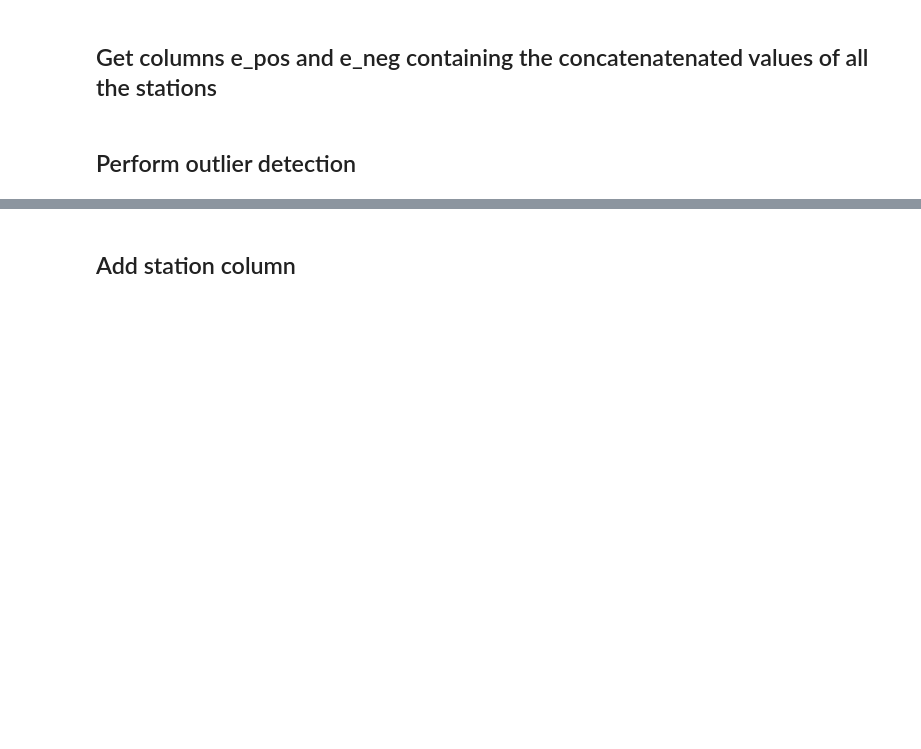
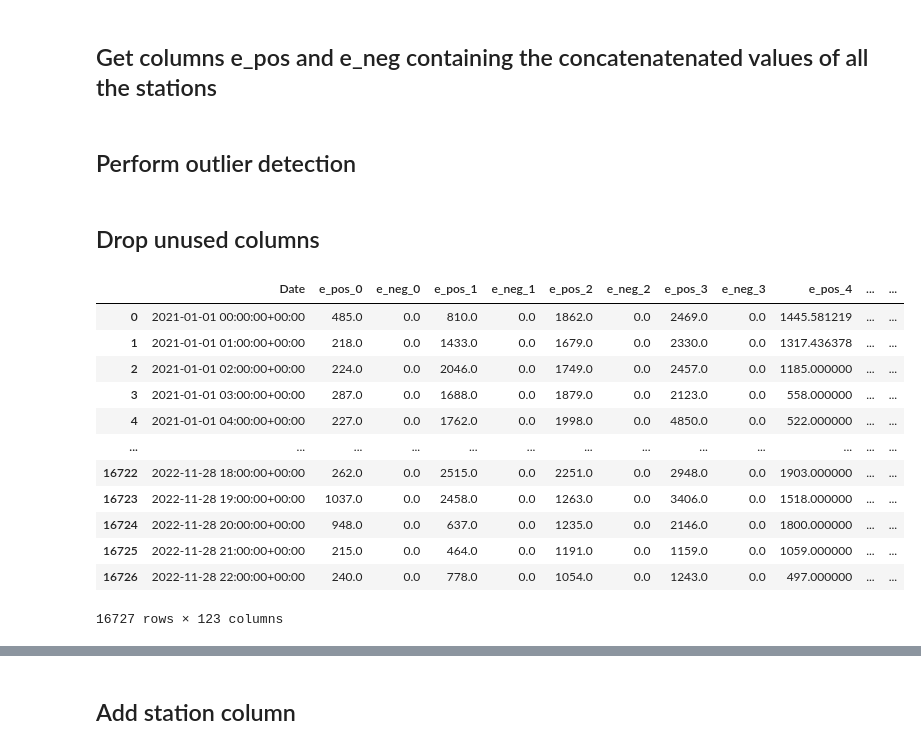
Before and after one commit to FabioLddo/time_series_energy_community_forecasting, a Jupyter notebook: Final_Project_Ippolito_Loddo_Margni.ipynb, the cells around one changed output, grey strips where cells are left out. Saved outputs shown, nothing was run; the diff lists cells and outputs as text; code cells hidden in the pictures; blank space fills up the shorter version.

```diff
--- a/Final_Project_Ippolito_Loddo_Margni.ipynb
+++ b/Final_Project_Ippolito_Loddo_Margni.ipynb
@@ -724,3 +706,24 @@ e_pos_series = df_new['e_pos']
 e_neg_series = df_new['e_neg']
 # %% [markdown]
 ## Perform outlier detection
+# %% [markdown]
+## Drop unused columns
+# %%
+# Save the dataset with no rows columns concatenation and before dropping the columns for each station
+df_nc = df.copy()
+# %%
+df_nc
+# %% [output]
+|  | Date | e_pos_0 | e_neg_0 | e_pos_1 | e_neg_1 | e_pos_2 | e_neg_2 | e_pos_3 | e_neg_3 | e_pos_4 | ... | ... |
+| 0 | 2021-01-01 00:00:00+00:00 | 485.0 | 0.0 | 810.0 | 0.0 | 1862.0 | 0.0 | 2469.0 | 0.0 | 1445.581219 | ... | ... |
+| 1 | 2021-01-01 01:00:00+00:00 | 218.0 | 0.0 | 1433.0 | 0.0 | 1679.0 | 0.0 | 2330.0 | 0.0 | 1317.436378 | ... | ... |
+| 2 | 2021-01-01 02:00:00+00:00 | 224.0 | 0.0 | 2046.0 | 0.0 | 1749.0 | 0.0 | 2457.0 | 0.0 | 1185.000000 | ... | ... |
+| 3 | 2021-01-01 03:00:00+00:00 | 287.0 | 0.0 | 1688.0 | 0.0 | 1879.0 | 0.0 | 2123.0 | 0.0 | 558.000000 | ... | ... |
+| 4 | 2021-01-01 04:00:00+00:00 | 227.0 | 0.0 | 1762.0 | 0.0 | 1998.0 | 0.0 | 4850.0 | 0.0 | 522.000000 | ... | ... |
+| ... | ... | ... | ... | ... | ... | ... | ... | ... | ... | ... | ... | ... |
+| 16722 | 2022-11-28 18:00:00+00:00 | 262.0 | 0.0 | 2515.0 | 0.0 | 2251.0 | 0.0 | 2948.0 | 0.0 | 1903.000000 | ... | ... |
+| 16723 | 2022-11-28 19:00:00+00:00 | 1037.0 | 0.0 | 2458.0 | 0.0 | 1263.0 | 0.0 | 3406.0 | 0.0 | 1518.000000 | ... | ... |
+| 16724 | 2022-11-28 20:00:00+00:00 | 948.0 | 0.0 | 637.0 | 0.0 | 1235.0 | 0.0 | 2146.0 | 0.0 | 1800.000000 | ... | ... |
+| 16725 | 2022-11-28 21:00:00+00:00 | 215.0 | 0.0 | 464.0 | 0.0 | 1191.0 | 0.0 | 1159.0 | 0.0 | 1059.000000 | ... | ... |
+| 16726 | 2022-11-28 22:00:00+00:00 | 240.0 | 0.0 | 778.0 | 0.0 | 1054.0 | 0.0 | 1243.0 | 0.0 | 497.000000 | ... | ... |
+16727 rows × 123 columns
```
Also changed, not shown: parts of 11 cells of this notebook.
